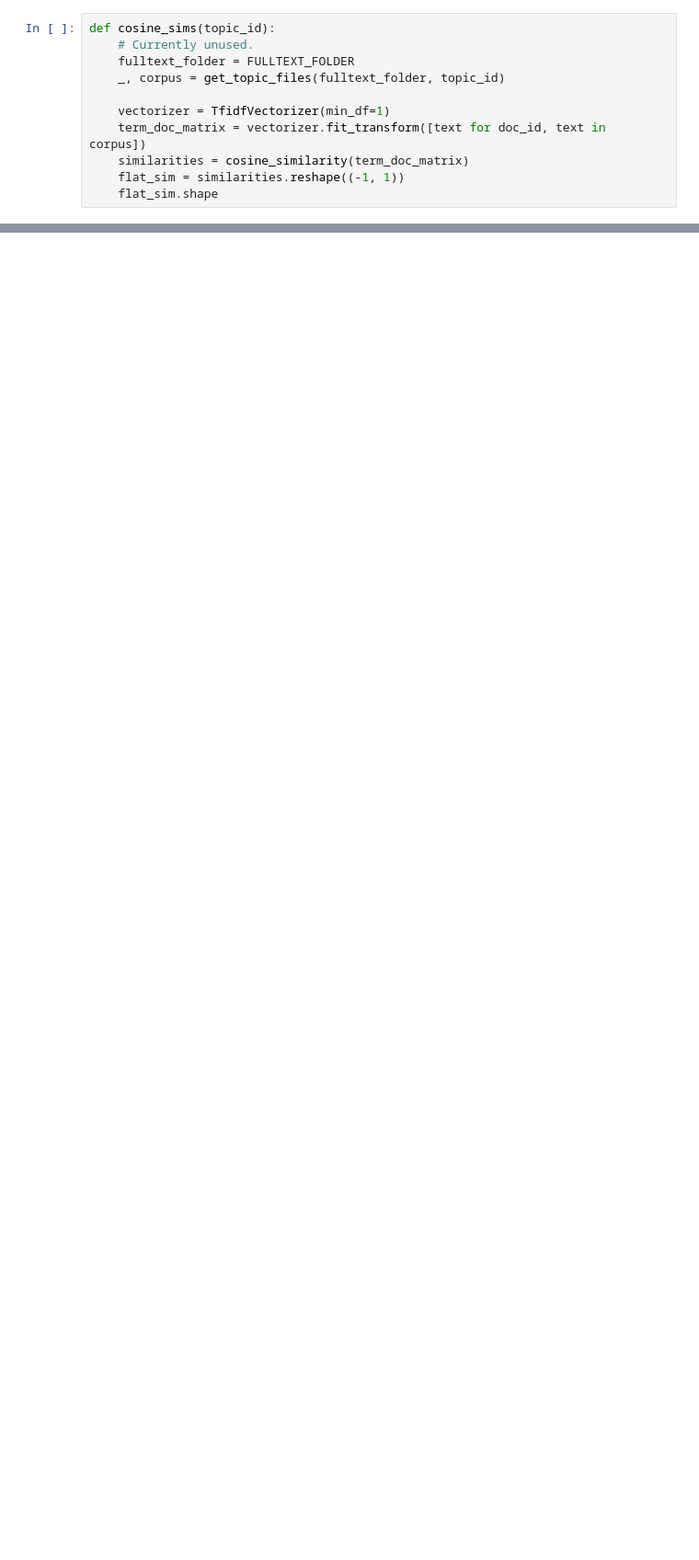
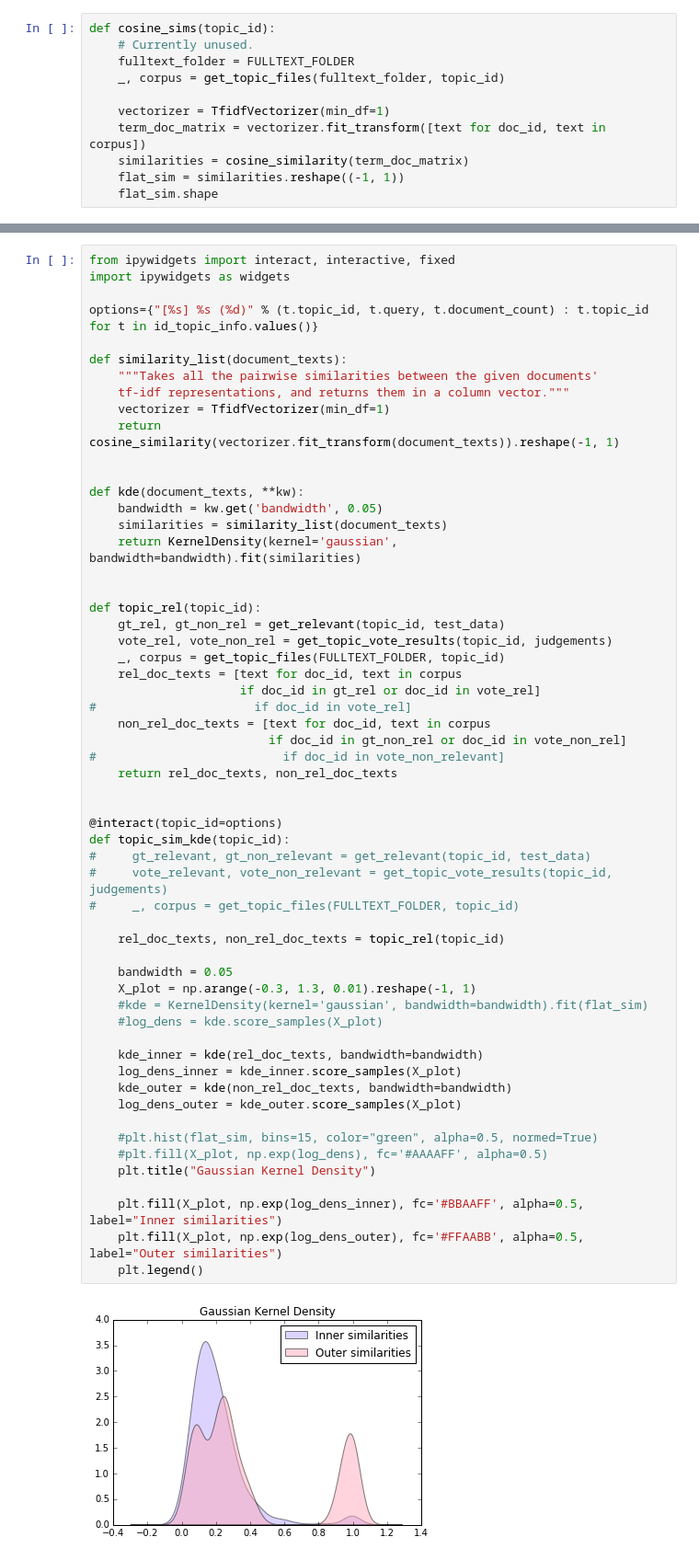
Before and after one commit to AndreiBarsan/crowd, a Jupyter notebook: notebooks/Intra-Topic Similarities.ipynb, the cells around one changed output, grey strips where cells are left out. Shown at 92% size. Saved outputs shown, nothing was run; the diff lists cells and outputs as text; blank space fills up the shorter version.

```diff
--- a/notebooks/Intra-Topic Similarities.ipynb
+++ b/notebooks/Intra-Topic Similarities.ipynb
@@ -57,3 +70,62 @@ def get_vote_results(topic_id, judgements):
             vote_non_relevant.add(doc_id)
 
     return vote_relevant, vote_non_relevant
+# %%
+from ipywidgets import interact, interactive, fixed
+import ipywidgets as widgets
+
+options={"[%s] %s (%d)" % (t.topic_id, t.query, t.document_count) : t.topic_id for t in id_topic_info.values()}
+
+def similarity_list(document_texts):
+    """Takes all the pairwise similarities between the given documents'
+    tf-idf representations, and returns them in a column vector."""
+    vectorizer = TfidfVectorizer(min_df=1)
+    return cosine_similarity(vectorizer.fit_transform(document_texts)).reshape(-1, 1)
+
+
+def kde(document_texts, **kw):
+    bandwidth = kw.get('bandwidth', 0.05)
+    similarities = similarity_list(document_texts)
+    return KernelDensity(kernel='gaussian', bandwidth=bandwidth).fit(similarities)
+
+
+def topic_rel(topic_id):
+    gt_rel, gt_non_rel = get_relevant(topic_id, test_data)
+    vote_rel, vote_non_rel = get_topic_vote_results(topic_id, judgements)
+    _, corpus = get_topic_files(FULLTEXT_FOLDER, topic_id)
+    rel_doc_texts = [text for doc_id, text in corpus
+                     if doc_id in gt_rel or doc_id in vote_rel]
+#                      if doc_id in vote_rel]
+    non_rel_doc_texts = [text for doc_id, text in corpus
+                         if doc_id in gt_non_rel or doc_id in vote_non_rel]
+#                          if doc_id in vote_non_relevant]
+    return rel_doc_texts, non_rel_doc_texts
+
+
+@interact(topic_id=options)
+def topic_sim_kde(topic_id):
+#     gt_relevant, gt_non_relevant = get_relevant(topic_id, test_data)
+#     vote_relevant, vote_non_relevant = get_topic_vote_results(topic_id, judgements)
+#     _, corpus = get_topic_files(FULLTEXT_FOLDER, topic_id)
+
+    rel_doc_texts, non_rel_doc_texts = topic_rel(topic_id)
+
+    bandwidth = 0.05
+    X_plot = np.arange(-0.3, 1.3, 0.01).reshape(-1, 1)
+    #kde = KernelDensity(kernel='gaussian', bandwidth=bandwidth).fit(flat_sim)
+    #log_dens = kde.score_samples(X_plot)
+
+    kde_inner = kde(rel_doc_texts, bandwidth=bandwidth)
+    log_dens_inner = kde_inner.score_samples(X_plot)
+    kde_outer = kde(non_rel_doc_texts, bandwidth=bandwidth)
+    log_dens_outer = kde_outer.score_samples(X_plot)
+
+    #plt.hist(flat_sim, bins=15, color="green", alpha=0.5, normed=True)
+    #plt.fill(X_plot, np.exp(log_dens), fc='#AAAAFF', alpha=0.5)
+    plt.title("Gaussian Kernel Density")
+
+    plt.fill(X_plot, np.exp(log_dens_inner), fc='#BBAAFF', alpha=0.5, label="Inner similarities")
+    plt.fill(X_plot, np.exp(log_dens_outer), fc='#FFAABB', alpha=0.5, label="Outer similarities")
+    plt.legend()
+# %% [output]
+[figure, added]
```
Also changed, not shown: parts of 18 cells of this notebook, 3 other files.
